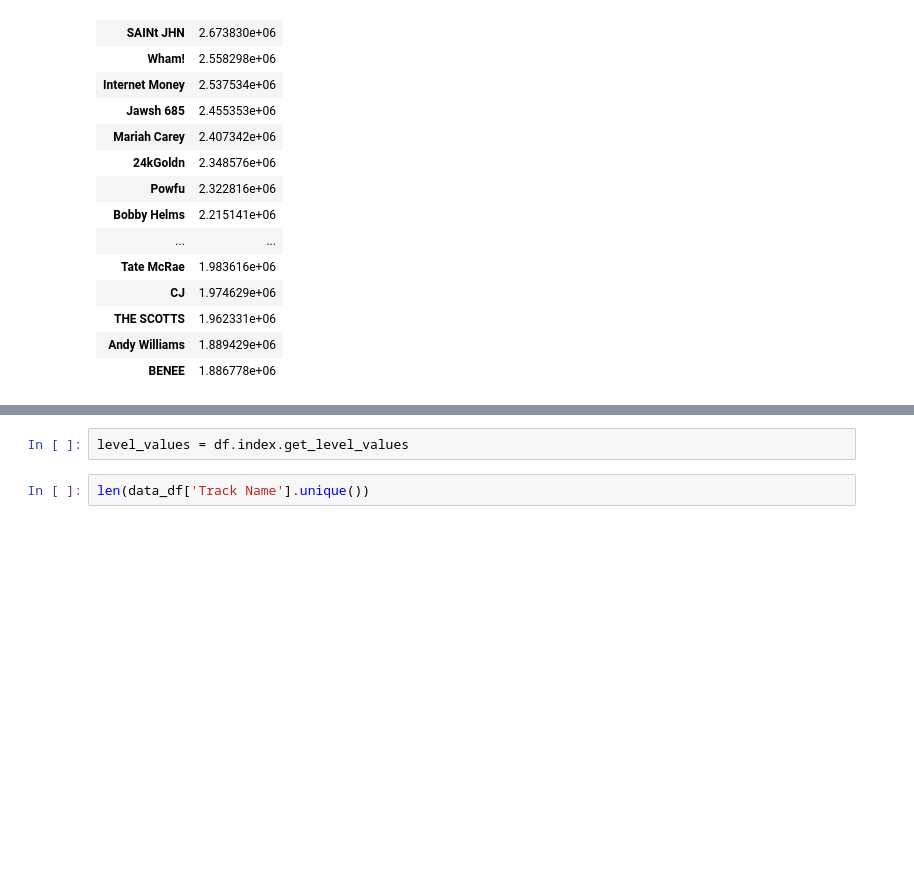
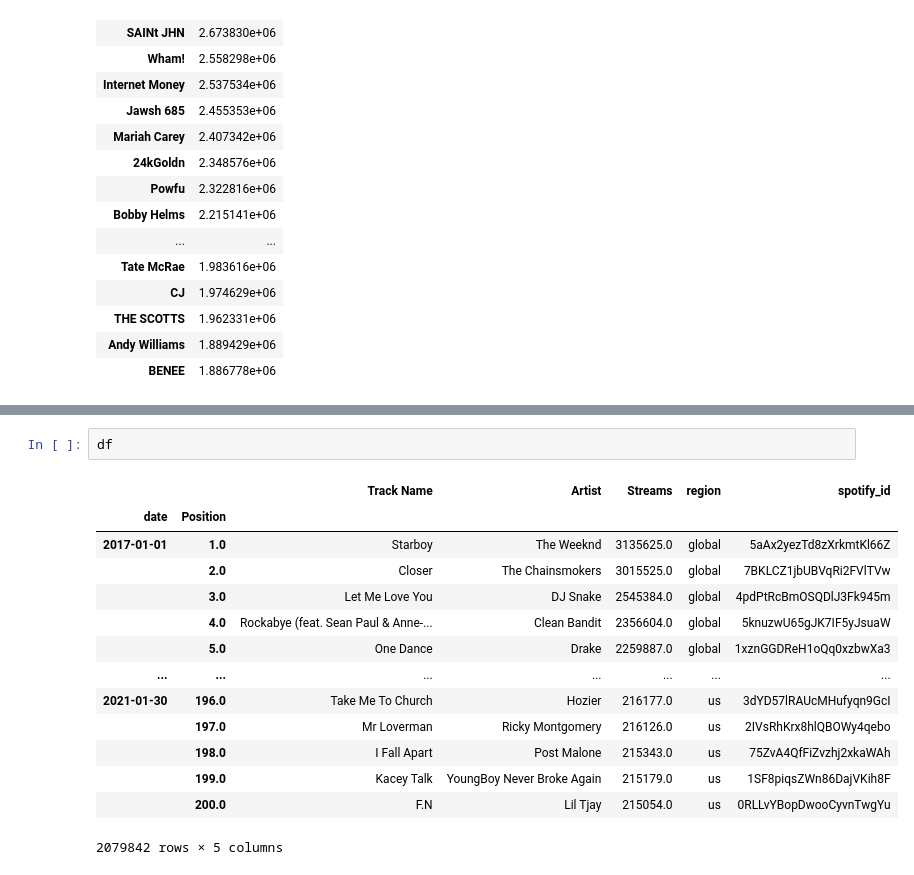
Before and after one commit to radroid/data_1202_group_project, a Jupyter notebook: Data Processing.ipynb, the cells around one changed output, grey strips where cells are left out. Cells and saved outputs as stored; diff of their text form; blank space fills up the shorter version.

```diff
--- a/Data Processing.ipynb
+++ b/Data Processing.ipynb
@@ -293,4 +284,17 @@ TypeError: 'numpy.ndarray' object is not callable
-# %%
-level_values = df.index.get_level_values
-# %%
-len(data_df['Track Name'].unique())
+# %%
+df
+# %% [output]
+|  |  | Track Name | Artist | Streams | region | spotify_id |
+| date | Position |  |  |  |  |  |
+| 2017-01-01 | 1.0 | Starboy | The Weeknd | 3135625.0 | global | 5aAx2yezTd8zXrkmtKl66Z |
+|  | 2.0 | Closer | The Chainsmokers | 3015525.0 | global | 7BKLCZ1jbUBVqRi2FVlTVw |
+|  | 3.0 | Let Me Love You | DJ Snake | 2545384.0 | global | 4pdPtRcBmOSQDlJ3Fk945m |
+|  | 4.0 | Rockabye (feat. Sean Paul & Anne-... | Clean Bandit | 2356604.0 | global | 5knuzwU65gJK7IF5yJsuaW |
+|  | 5.0 | One Dance | Drake | 2259887.0 | global | 1xznGGDReH1oQq0xzbwXa3 |
+| ... | ... | ... | ... | ... | ... | ... |
+| 2021-01-30 | 196.0 | Take Me To Church | Hozier | 216177.0 | us | 3dYD57lRAUcMHufyqn9GcI |
+|  | 197.0 | Mr Loverman | Ricky Montgomery | 216126.0 | us | 2IVsRhKrx8hlQBOWy4qebo |
+|  | 198.0 | I Fall Apart | Post Malone | 215343.0 | us | 75ZvA4QfFiZvzhj2xkaWAh |
+|  | 199.0 | Kacey Talk | YoungBoy Never Broke Again | 215179.0 | us | 1SF8piqsZWn86DajVKih8F |
+|  | 200.0 | F.N | Lil Tjay | 215054.0 | us | 0RLLvYBopDwooCyvnTwgYu |
+2079842 rows × 5 columns
```
Also changed, not shown: parts of 28 cells of this notebook.
